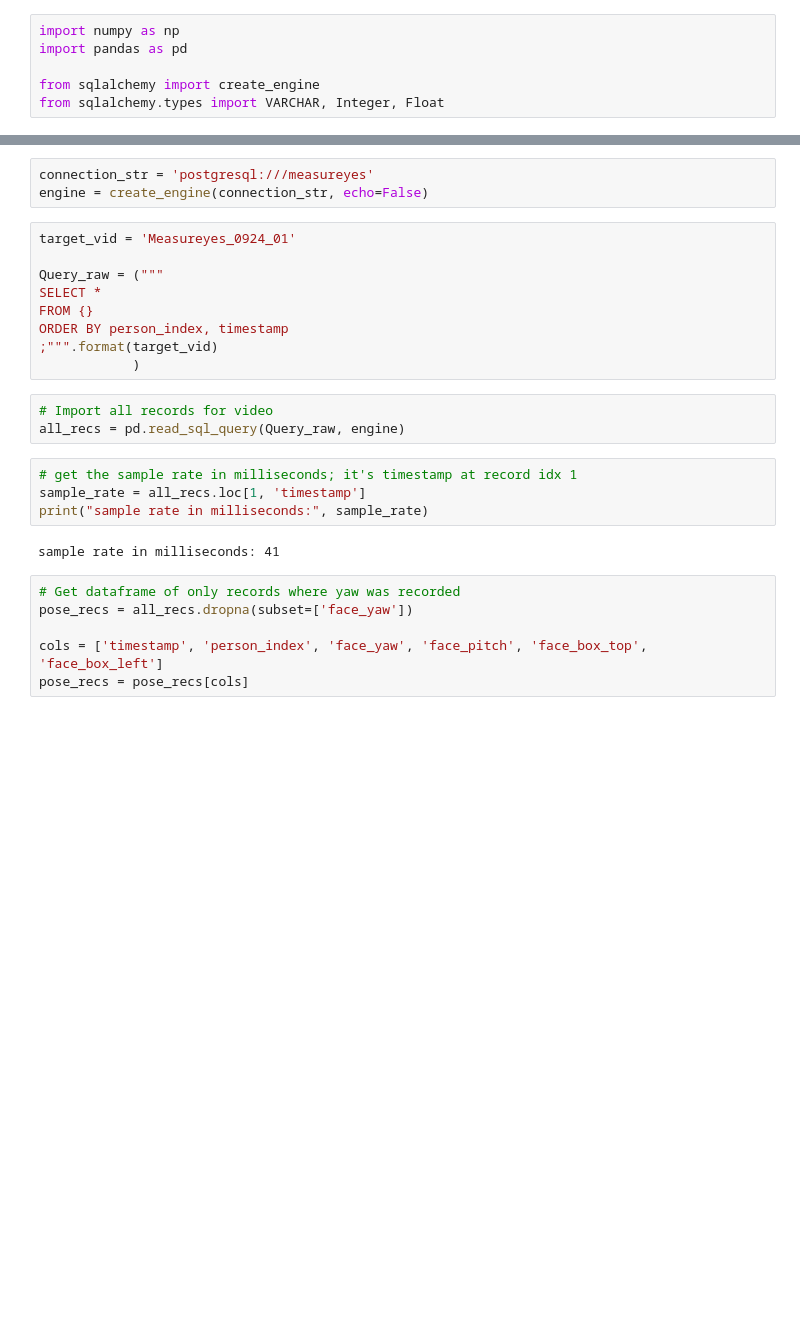
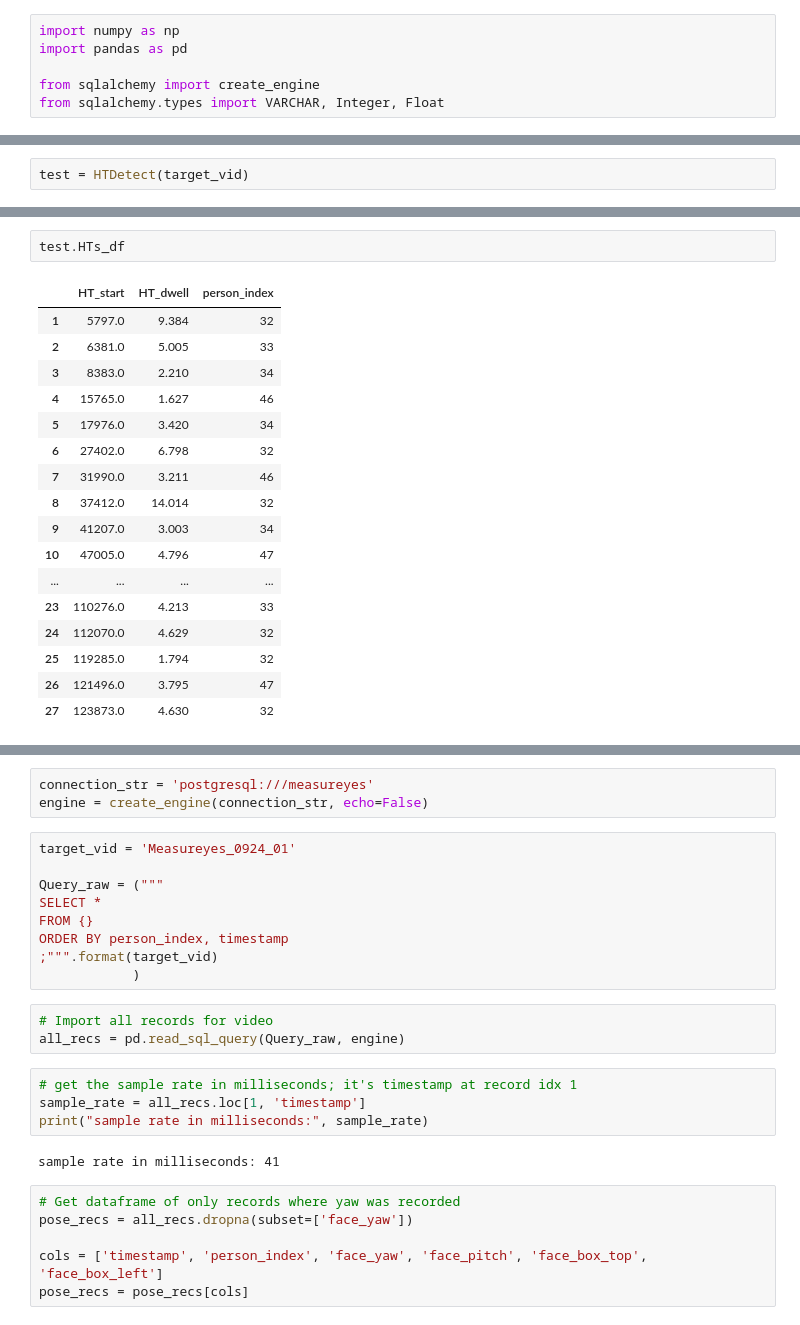
Before and after one commit to mnguyenngo/measureyes-1, a Jupyter notebook: src/aws/HT_detection_sandbox.ipynb, the cells around one changed output, grey strips where cells are left out. Drawn from its saved outputs; the diff is of its cells as text; blank space fills up the shorter version.

Commit message:
HTDetect.py tested in Jupyter Notebook and in terminal

```diff
--- a/src/aws/HT_detection_sandbox.ipynb
+++ b/src/aws/HT_detection_sandbox.ipynb
@@ -6,0 +9,2 @@ from sqlalchemy.types import VARCHAR, Integer, Float
+# %%
+test = HTDetect(target_vid)
@@ -6,0 +25,20 @@ from sqlalchemy.types import VARCHAR, Integer, Float
+# %%
+test.HTs_df
+# %% [output]
+|  | HT_start | HT_dwell | person_index |
+| 1 | 5797.0 | 9.384 | 32 |
+| 2 | 6381.0 | 5.005 | 33 |
+| 3 | 8383.0 | 2.210 | 34 |
+| 4 | 15765.0 | 1.627 | 46 |
+| 5 | 17976.0 | 3.420 | 34 |
+| 6 | 27402.0 | 6.798 | 32 |
+| 7 | 31990.0 | 3.211 | 46 |
+| 8 | 37412.0 | 14.014 | 32 |
+| 9 | 41207.0 | 3.003 | 34 |
+| 10 | 47005.0 | 4.796 | 47 |
+| ... | ... | ... | ... |
+| 23 | 110276.0 | 4.213 | 33 |
+| 24 | 112070.0 | 4.629 | 32 |
+| 25 | 119285.0 | 1.794 | 32 |
+| 26 | 121496.0 | 3.795 | 47 |
+| 27 | 123873.0 | 4.630 | 32 |
```
Also changed, not shown: parts of 8 cells of this notebook, 1 other file.
